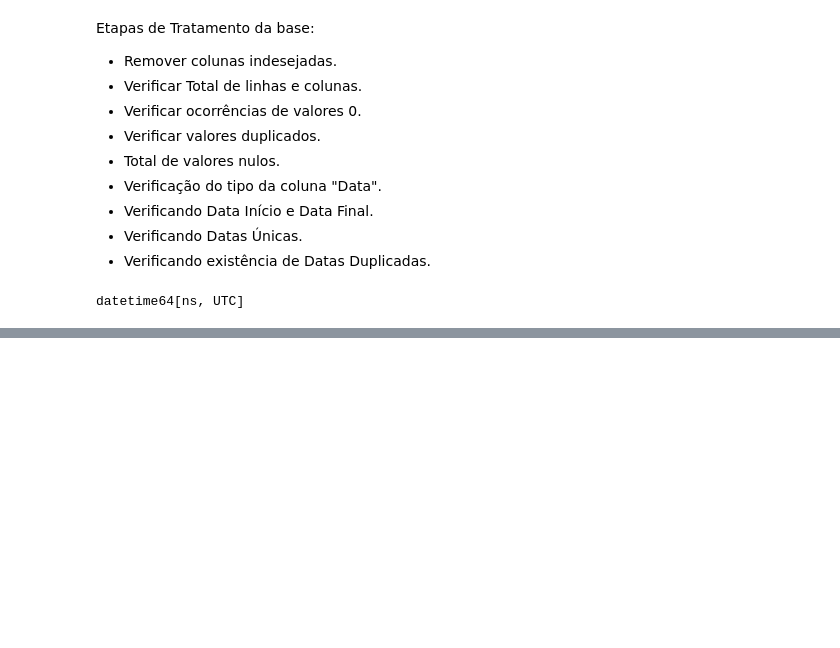
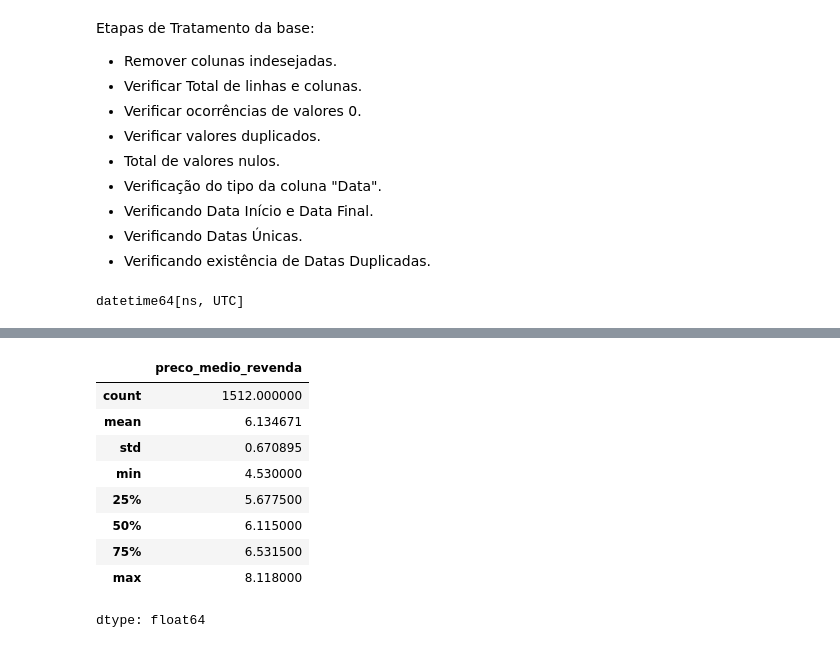
Before and after one commit to vitorjensen/Python_para_Analise_de_Dados, a Jupyter notebook: Projetos/Análise Exploratória de Combustível/Análise_Exploratória_de_Combustível.ipynb, the cells around one changed output, grey strips where cells are left out. Saved outputs shown, nothing was run; the diff lists cells and outputs as text; code cells hidden in the pictures; blank space fills up the shorter version.

Commit message:
Iniciando a análise exploratória da base ANP

```diff
--- a/Projetos/Análise Exploratória de Combustível/Análise_Exploratória_de_Combustível.ipynb
+++ b/Projetos/Análise Exploratória de Combustível/Análise_Exploratória_de_Combustível.ipynb
@@ -383,0 +419,21 @@ print(f"Soma de datas duplicadas:{data_duplicada}")
+# %%
+# Filtrando apenas a GASOLINA COMUM na coluna "Produto" do Dataframe.
+
+df_anp = df_anp[df_anp['produto'] == 'GASOLINA COMUM'].reset_index(drop=True)
+display(df_anp)
+# %%
+# Aplicando análise descritiva no atributo preco_medio_revenda
+
+analise_estatistica = df_anp['preco_medio_revenda'].describe()
+display(analise_estatistica)
+# %% [output]
+|  | preco_medio_revenda |
+| count | 1512.000000 |
+| mean | 6.134671 |
+| std | 0.670895 |
+| min | 4.530000 |
+| 25% | 5.677500 |
+| 50% | 6.115000 |
+| 75% | 6.531500 |
+| max | 8.118000 |
+dtype: float64
```
Also changed, not shown: parts of 3 cells of this notebook.
